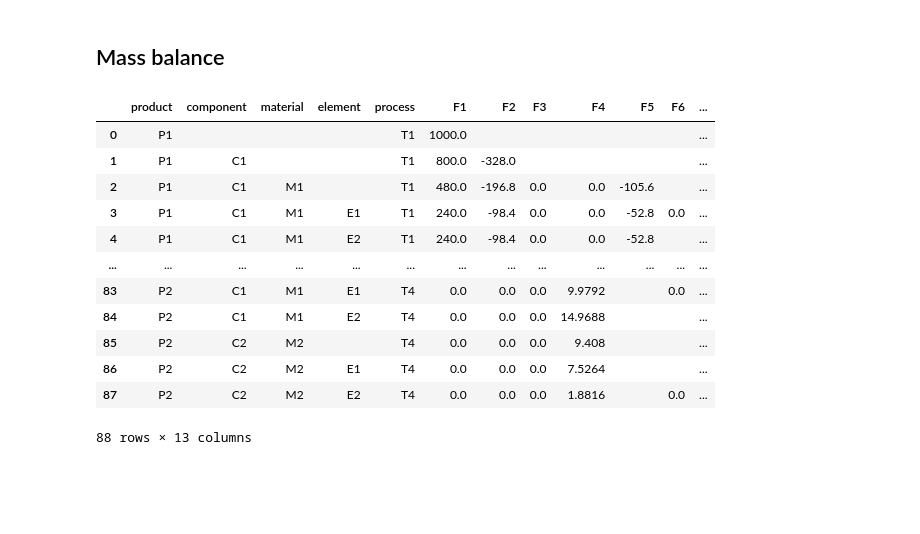
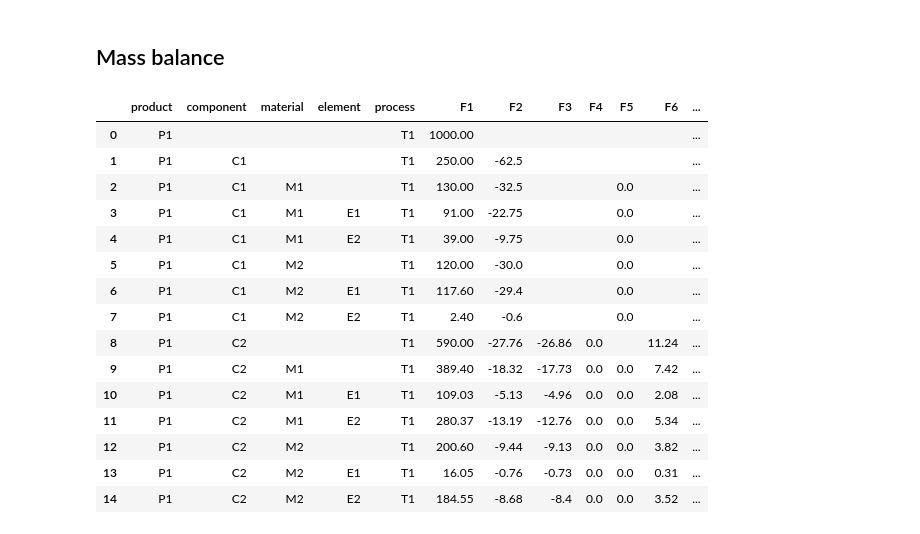
Before and after one commit to FutuRaM-Project/Recovery-Model, a Jupyter notebook: 01_consolidation.ipynb, the cells around one changed output. Drawn from its saved outputs; the diff is of its cells as text; code cells hidden in the pictures; blank space fills up the shorter version.

```diff
--- a/01_consolidation.ipynb
+++ b/01_consolidation.ipynb
@@ -4,6 +4,6 @@ import numpy as np
 import pandas as pd
 from src.recovery_model import RecoveryModel
 
-pd.set_option("multi_sparse", False)
+# pd.set_option("multi_sparse", False)
 # %%
 # Select a folder for the data to be used
@@ -279,21 +279,24 @@ s.fillna("")
 ## Mass balance
 # %%
 # First let's make sure we ran the solver
-model.solve(aggregate=True, pivot=True).fillna("")
+# model.solve(aggregate=True, pivot=True).fillna("")
 
 mass_balance = pd.read_csv(f"consolidation/{folder}_solution_mass_balance.csv", index_col=0)
-mass_balance.fillna("")
+mass_balance.round(2).fillna("").head(15)
 # %% [output]
 |  | product | component | material | element | process | F1 | F2 | F3 | F4 | F5 | F6 | ... |
-| 0 | P1 |  |  |  | T1 | 1000.0 |  |  |  |  |  | ... |
-| 1 | P1 | C1 |  |  | T1 | 800.0 | -328.0 |  |  |  |  | ... |
-| 2 | P1 | C1 | M1 |  | T1 | 480.0 | -196.8 | 0.0 | 0.0 | -105.6 |  | ... |
-| 3 | P1 | C1 | M1 | E1 | T1 | 240.0 | -98.4 | 0.0 | 0.0 | -52.8 | 0.0 | ... |
-| 4 | P1 | C1 | M1 | E2 | T1 | 240.0 | -98.4 | 0.0 | 0.0 | -52.8 |  | ... |
-| ... | ... | ... | ... | ... | ... | ... | ... | ... | ... | ... | ... | ... |
-| 83 | P2 | C1 | M1 | E1 | T4 | 0.0 | 0.0 | 0.0 | 9.9792 |  | 0.0 | ... |
-| 84 | P2 | C1 | M1 | E2 | T4 | 0.0 | 0.0 | 0.0 | 14.9688 |  |  | ... |
-| 85 | P2 | C2 | M2 |  | T4 | 0.0 | 0.0 | 0.0 | 9.408 |  |  | ... |
-| 86 | P2 | C2 | M2 | E1 | T4 | 0.0 | 0.0 | 0.0 | 7.5264 |  |  | ... |
-| 87 | P2 | C2 | M2 | E2 | T4 | 0.0 | 0.0 | 0.0 | 1.8816 |  | 0.0 | ... |
+| 0 | P1 |  |  |  | T1 | 1000.00 |  |  |  |  |  | ... |
+| 1 | P1 | C1 |  |  | T1 | 250.00 | -62.5 |  |  |  |  | ... |
+| 2 | P1 | C1 | M1 |  | T1 | 130.00 | -32.5 |  |  | 0.0 |  | ... |
+| 3 | P1 | C1 | M1 | E1 | T1 | 91.00 | -22.75 |  |  | 0.0 |  | ... |
+| 4 | P1 | C1 | M1 | E2 | T1 | 39.00 | -9.75 |  |  | 0.0 |  | ... |
+| 5 | P1 | C1 | M2 |  | T1 | 120.00 | -30.0 |  |  | 0.0 |  | ... |
+| 6 | P1 | C1 | M2 | E1 | T1 | 117.60 | -29.4 |  |  | 0.0 |  | ... |
+| 7 | P1 | C1 | M2 | E2 | T1 | 2.40 | -0.6 |  |  | 0.0 |  | ... |
+| 8 | P1 | C2 |  |  | T1 | 590.00 | -27.76 | -26.86 | 0.0 |  | 11.24 | ... |
+| 9 | P1 | C2 | M1 |  | T1 | 389.40 | -18.32 | -17.73 | 0.0 | 0.0 | 7.42 | ... |
+| 10 | P1 | C2 | M1 | E1 | T1 | 109.03 | -5.13 | -4.96 | 0.0 | 0.0 | 2.08 | ... |
+| 11 | P1 | C2 | M1 | E2 | T1 | 280.37 | -13.19 | -12.76 | 0.0 | 0.0 | 5.34 | ... |
+| 12 | P1 | C2 | M2 |  | T1 | 200.60 | -9.44 | -9.13 | 0.0 | 0.0 | 3.82 | ... |
+| 13 | P1 | C2 | M2 | E1 | T1 | 16.05 | -0.76 | -0.73 | 0.0 | 0.0 | 0.31 | ... |
+| 14 | P1 | C2 | M2 | E2 | T1 | 184.55 | -8.68 | -8.4 | 0.0 | 0.0 | 3.52 | ... |
-88 rows × 13 columns
```
Also changed, not shown: parts of 4 cells of this notebook, 10 other files.
